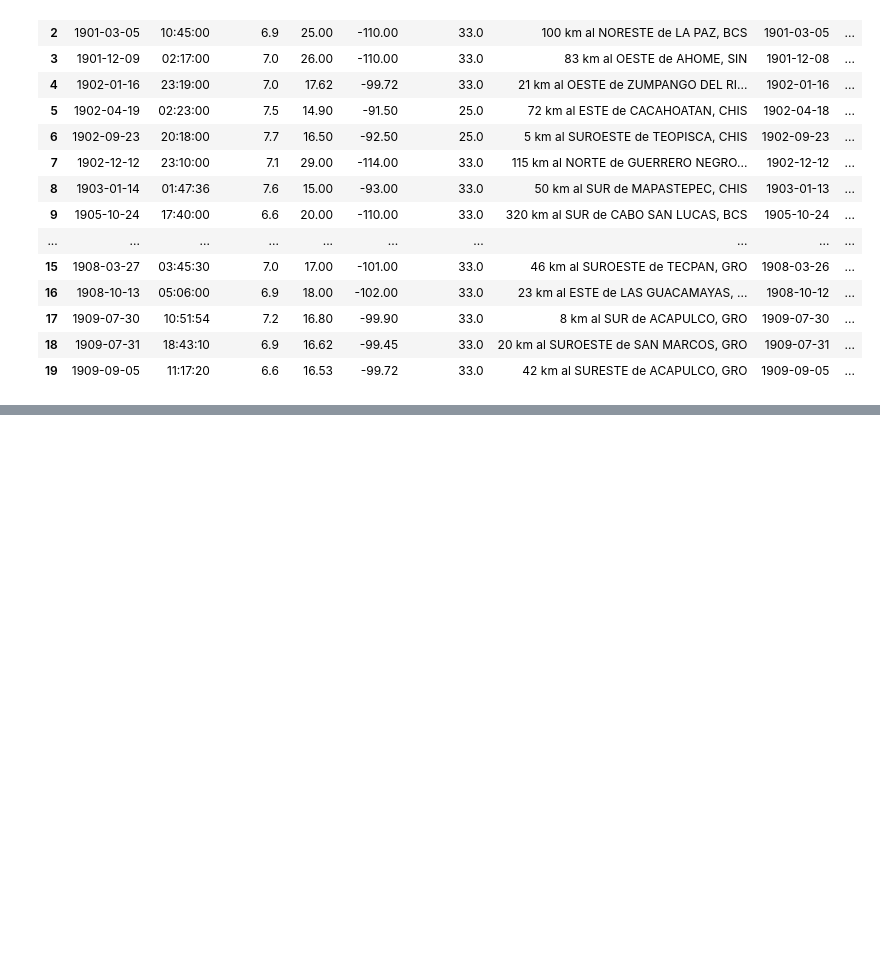
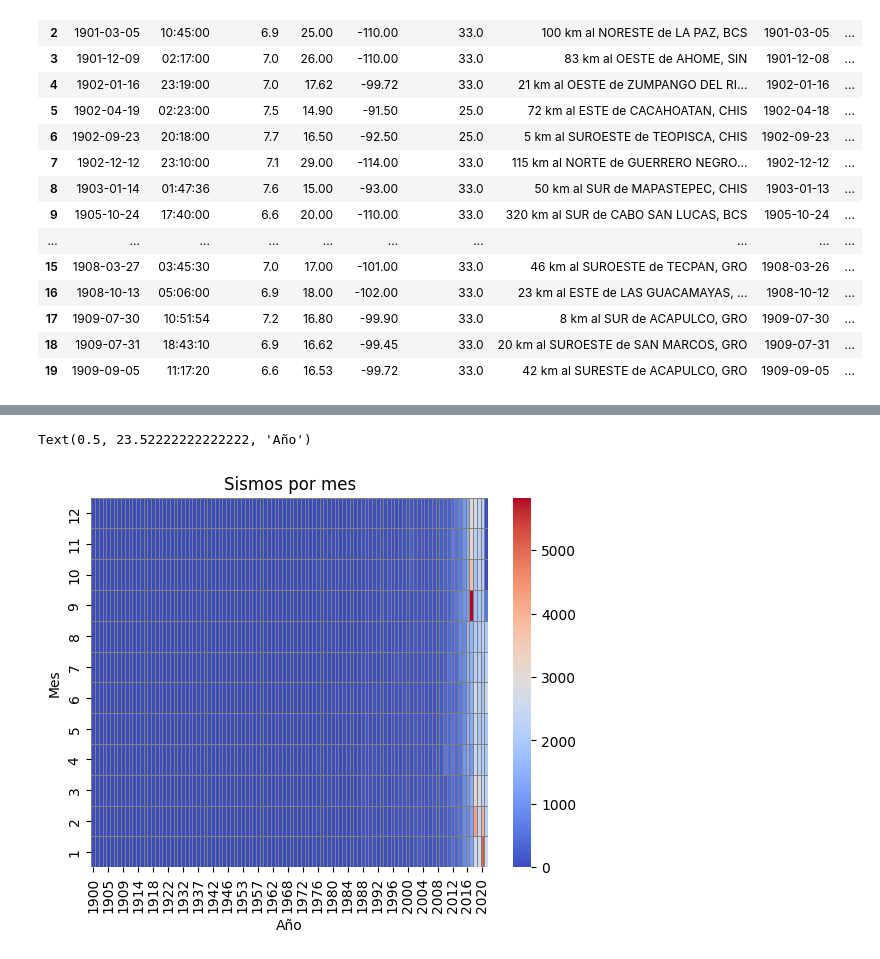
Before and after one commit to rzavalet/tremere, a Jupyter notebook: notebook/explore-dataset.ipynb, the cells around one changed output, grey strips where cells are left out. Saved outputs shown, nothing was run; the diff lists cells and outputs as text; code cells hidden in the pictures; blank space fills up the shorter version.

```diff
--- a/notebook/explore-dataset.ipynb
+++ b/notebook/explore-dataset.ipynb
@@ -58,0 +82,16 @@ df2.plot.bar()
+# %%
+counts = df.groupby(['year','month']).size().reset_index(name='count')
+# %%
+heatmap_data = counts.pivot(index='month', columns='year', values='count')
+# %%
+heatmap_data = heatmap_data.fillna(0)
+# %%
+heatmap_data = heatmap_data.sort_index(ascending=False)
+# %%
+ax = sns.heatmap(heatmap_data, cmap='coolwarm', linewidths=0.5, linecolor='gray', fmt='.0f')
+ax.set_title('Sismos por mes')
+ax.set_ylabel('Mes')
+ax.set_xlabel('Año')
+# %% [output]
+Text(0.5, 23.52222222222222, 'Año')
+[figure, added]
```
Also changed, not shown: parts of 23 cells of this notebook.
